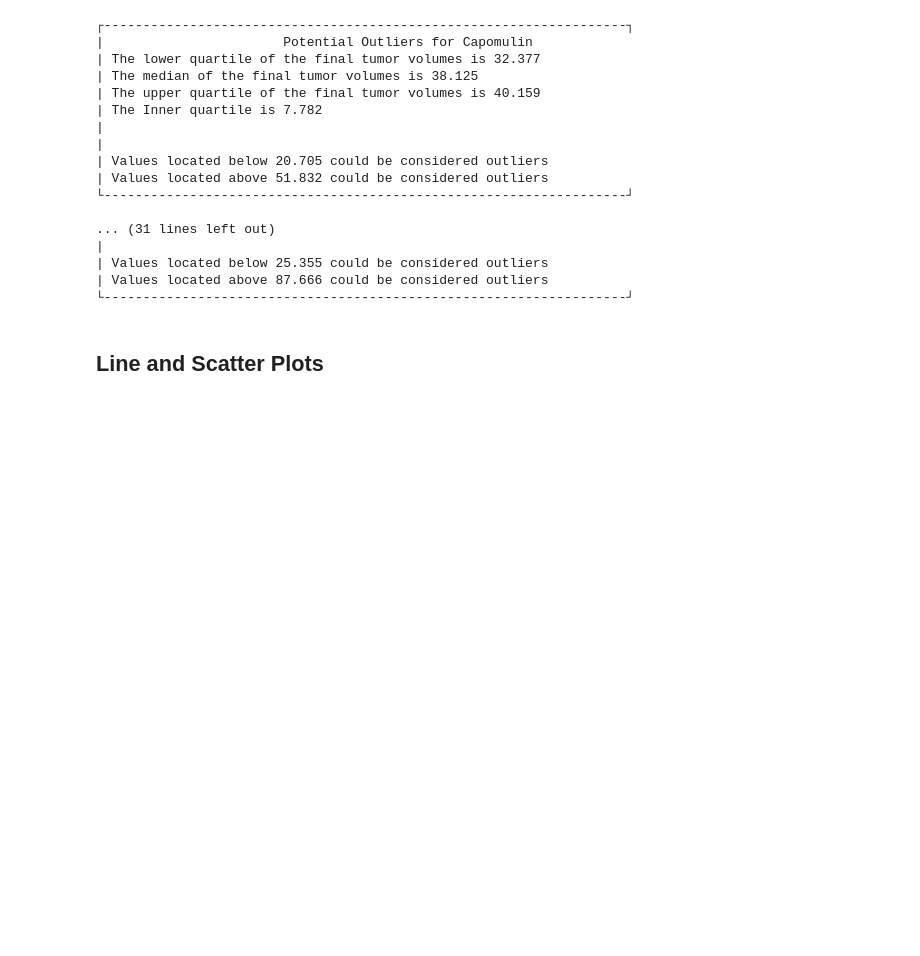
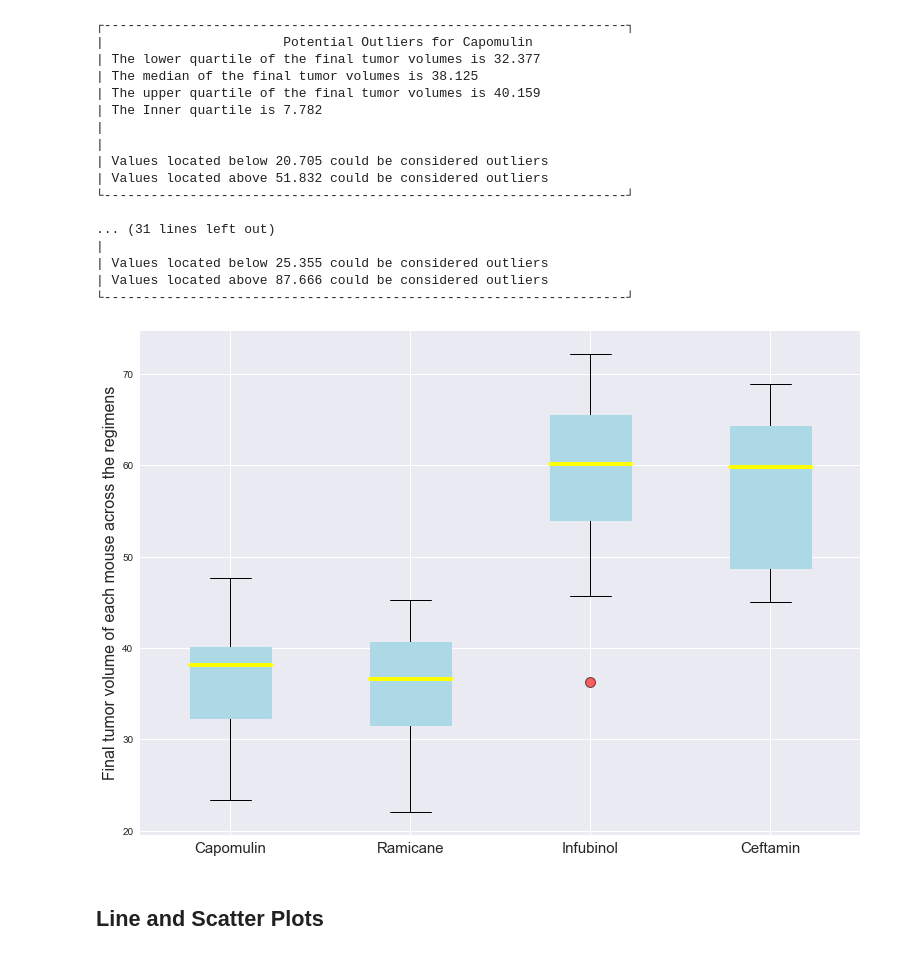
Before and after one commit to crogar/matplotlib-challenge, a Jupyter notebook: Pymaceuticals/pymaceuticals_starter.ipynb, the cells around one changed output. Cells and saved outputs as stored; diff of their text form; code cells hidden in the pictures; blank space fills up the shorter version.

Commit message:
Update Pymaceuticals
Created boxplot

```diff
--- a/Pymaceuticals/pymaceuticals_starter.ipynb
+++ b/Pymaceuticals/pymaceuticals_starter.ipynb
@@ -278,3 +276,41 @@ for regimen in regimens:
+# %%
+# Generate a box plot of the final tumor volume of each mouse across four regimens of interest
+# using "tumors_vols" list, previously poupulated
+
+fig = plt.figure(figsize =(10, 7))
+
+# Creating axes instance
+ax = fig.add_axes([0, 0, 1, 1])
+
+# Creating plot
+bp = ax.boxplot(tumors_vols, patch_artist=True)
+
+# Setting title and labels
+plt.xticks([1, 2, 3, 4], regimens, fontsize=15)
+plt.ylabel("Final tumor volume of each mouse across the regimens", fontsize=16)
+
+############################################################
+#                       Formatting style                   #
+############################################################
+
+# Applying seaborn style
+plt.style.use('seaborn')
+# Change color and linewidth of the medians:
+for median in bp['medians']:
+    median.set(color='yellow', linewidth=4)
+
+# Changing the Fliers:
+for flier in bp['fliers']:
+    flier.set(marker='o', markersize=10, markerfacecolor='red', alpha=0.6)
+
+# Changing fill color of boxes:
+for box in bp['boxes']:
+    box.set(color='lightblue')
+
+# show plot
+plt.show()
+# %% [output]
+[figure, added]
 # %% [markdown]
 ## Line and Scatter Plots
 # %%
```
Also changed, not shown: parts of 1 cell of this notebook.
